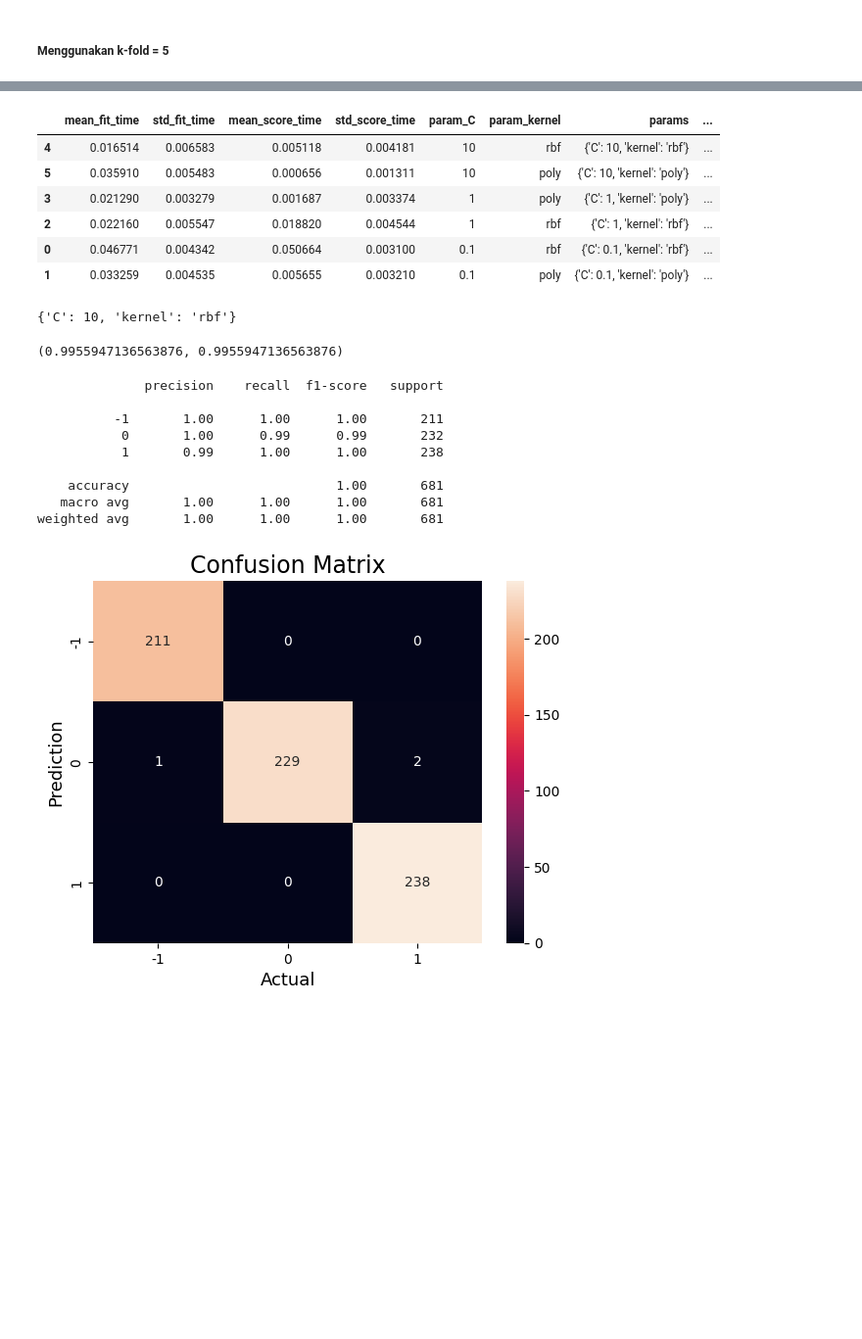
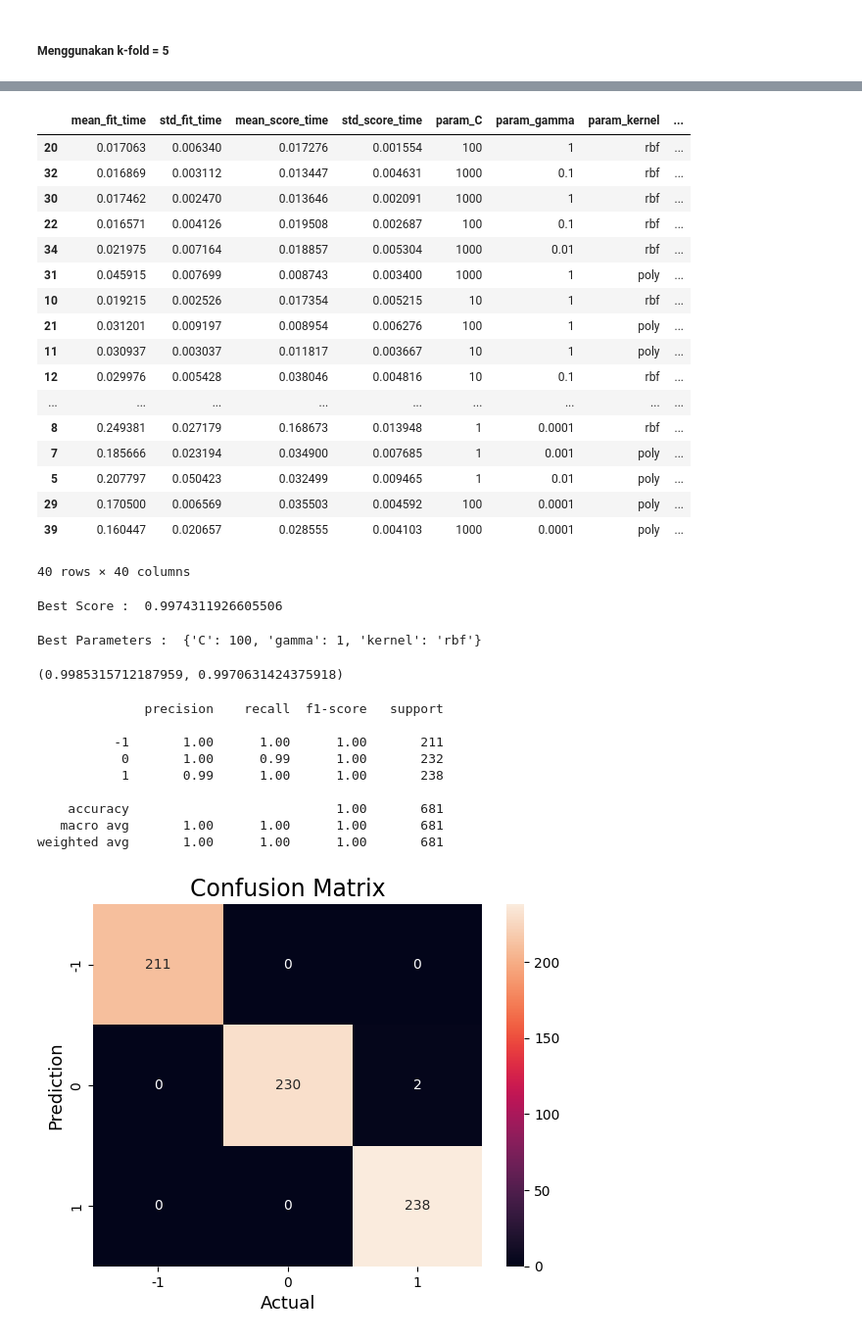
Before and after one commit to Jremiegii/Prediksi_Saham, a Jupyter notebook: Source Code/src/Saham_Bal.ipynb, the cells around one changed output, grey strips where cells are left out. Shown at 98% size. Cells and saved outputs as stored; diff of their text form; code cells hidden in the pictures; blank space fills up the shorter version.

```diff
--- a/Source Code/src/Saham_Bal.ipynb
+++ b/Source Code/src/Saham_Bal.ipynb
@@ -357,13 +355,26 @@ svm = SVC(random_state=0)
 # %%
 parameters = {
     'kernel' : ['rbf', 'poly'],
-    'C' : [0.1, 1, 10],
-    # 'gamma' : ['scale', 1, 0.1, 0.01, 0.001]
+    'C' : [1, 10, 100, 1000],
+    'gamma' : [1, 0.1, 0.01, 0.001, 0.0001]
+    # 'gamma' : [0.1, 0.01, 0.001, 0.0001, 1, 3, 5]
+    # nilai default degree adalah 3
 }
+# %%
+scoring = {
+    "Accuracy": make_scorer(accuracy_score),
+    "Precision_macro": make_scorer(precision_score, average='macro'),
+    "Recall_macro": make_scorer(recall_score, average='macro'),
+    "F1_macro": make_scorer(f1_score, average='macro'),
+    # "Precision_micro": make_scorer(precision_score, average='micro'),
+    # "Recall_micro": make_scorer(recall_score, average='micro'),
+    # "F1_micro": make_scorer(f1_score, average='micro'),
+}
 # %% [markdown]
 ##### Menggunakan K-fold = 3
 # %%
-grid_search_k3 = GridSearchCV(estimator=svm, param_grid=parameters, cv=3, n_jobs=6, scoring='accuracy', verbose=1)
+# grid_search_k3 = GridSearchCV(estimator=svm, param_grid=parameters, cv=3, n_jobs=6, scoring='accuracy', verbose=1)
+grid_search_k3 = GridSearchCV(estimator=svm, param_grid=parameters, cv=3, n_jobs=6, scoring=scoring, refit='Accuracy', verbose=1)
 # %%
 grid_search_k3.fit(X_train, y_train)
 # %% [output]
@@ -431,7 +461,8 @@ plt.show()
 # %% [markdown]
 ##### Menggunakan k-fold = 5
 # %%
-grid_search_k5 = GridSearchCV(estimator=svm, param_grid=parameters, cv=5, n_jobs=6, scoring='accuracy', verbose=1)
+# grid_search_k5 = GridSearchCV(estimator=svm, param_grid=parameters, cv=5, n_jobs=6, scoring='accuracy', verbose=1)
+grid_search_k5 = GridSearchCV(estimator=svm, param_grid=parameters, cv=5, n_jobs=6, scoring=scoring, refit='Accuracy', verbose=1)
 # %%
 grid_search_k5.fit(X_train, y_train)
 # %% [output]
@@ -442,22 +480,38 @@ GridSearchCV(cv=5, estimator=SVC(random_state=0), n_jobs=6,
 # %%
-pd.DataFrame(grid_search_k5.cv_results_).sort_values('rank_test_score')
+# pd.DataFrame(grid_search_k5.cv_results_).sort_values('rank_test_score')
+pd.DataFrame(grid_search_k5.cv_results_).sort_values('rank_test_Accuracy')
 # %% [output]
-|  | mean_fit_time | std_fit_time | mean_score_time | std_score_time | param_C | param_kernel | params | ... |
-| 4 | 0.016514 | 0.006583 | 0.005118 | 0.004181 | 10 | rbf | {'C': 10, 'kernel': 'rbf'} | ... |
-| 5 | 0.035910 | 0.005483 | 0.000656 | 0.001311 | 10 | poly | {'C': 10, 'kernel': 'poly'} | ... |
-| 3 | 0.021290 | 0.003279 | 0.001687 | 0.003374 | 1 | poly | {'C': 1, 'kernel': 'poly'} | ... |
-| 2 | 0.022160 | 0.005547 | 0.018820 | 0.004544 | 1 | rbf | {'C': 1, 'kernel': 'rbf'} | ... |
-| 0 | 0.046771 | 0.004342 | 0.050664 | 0.003100 | 0.1 | rbf | {'C': 0.1, 'kernel': 'rbf'} | ... |
-| 1 | 0.033259 | 0.004535 | 0.005655 | 0.003210 | 0.1 | poly | {'C': 0.1, 'kernel': 'poly'} | ... |
+|  | mean_fit_time | std_fit_time | mean_score_time | std_score_time | param_C | param_gamma | param_kernel | ... |
+| 20 | 0.017063 | 0.006340 | 0.017276 | 0.001554 | 100 | 1 | rbf | ... |
+| 32 | 0.016869 | 0.003112 | 0.013447 | 0.004631 | 1000 | 0.1 | rbf | ... |
+| 30 | 0.017462 | 0.002470 | 0.013646 | 0.002091 | 1000 | 1 | rbf | ... |
+| 22 | 0.016571 | 0.004126 | 0.019508 | 0.002687 | 100 | 0.1 | rbf | ... |
+| 34 | 0.021975 | 0.007164 | 0.018857 | 0.005304 | 1000 | 0.01 | rbf | ... |
+| 31 | 0.045915 | 0.007699 | 0.008743 | 0.003400 | 1000 | 1 | poly | ... |
+| 10 | 0.019215 | 0.002526 | 0.017354 | 0.005215 | 10 | 1 | rbf | ... |
+| 21 | 0.031201 | 0.009197 | 0.008954 | 0.006276 | 100 | 1 | poly | ... |
+| 11 | 0.030937 | 0.003037 | 0.011817 | 0.003667 | 10 | 1 | poly | ... |
+| 12 | 0.029976 | 0.005428 | 0.038046 | 0.004816 | 10 | 0.1 | rbf | ... |
+| ... | ... | ... | ... | ... | ... | ... | ... | ... |
+| 8 | 0.249381 | 0.027179 | 0.168673 | 0.013948 | 1 | 0.0001 | rbf | ... |
+| 7 | 0.185666 | 0.023194 | 0.034900 | 0.007685 | 1 | 0.001 | poly | ... |
+| 5 | 0.207797 | 0.050423 | 0.032499 | 0.009465 | 1 | 0.01 | poly | ... |
+| 29 | 0.170500 | 0.006569 | 0.035503 | 0.004592 | 100 | 0.0001 | poly | ... |
+| 39 | 0.160447 | 0.020657 | 0.028555 | 0.004103 | 1000 | 0.0001 | poly | ... |
+40 rows × 40 columns
-# %%
-grid_search_k5.best_params_
-# %% [output]
-{'C': 10, 'kernel': 'rbf'}
+# %%
+print('Best Score : ', grid_search_k5.best_score_)
+# %% [output]
+Best Score :  0.9974311926605506
+# %%
+print('Best Parameters : ', grid_search_k5.best_params_)
+# %% [output]
+Best Parameters :  {'C': 100, 'gamma': 1, 'kernel': 'rbf'}
 # %%
 grid_search_k5.score(X_train, y_train), grid_search_k5.score(X_test, y_test)
 # grid_search_k5.score(X_test, y_test)
 # %% [output]
-(0.9955947136563876, 0.9955947136563876)
+(0.9985315712187959, 0.9970631424375918)
 # %%
 # preduction
 y_pred = grid_search_k5.predict(X_test)
@@ -466,7 +520,7 @@ print(classification_report(y_test, y_pred))
               precision    recall  f1-score   support
 
           -1       1.00      1.00      1.00       211
-           0       1.00      0.99      0.99       232
+           0       1.00      0.99      1.00       232
            1       0.99      1.00      1.00       238
 
     accuracy                           1.00       681
```
Also changed, not shown: parts of 36 cells of this notebook, 10 other files.
